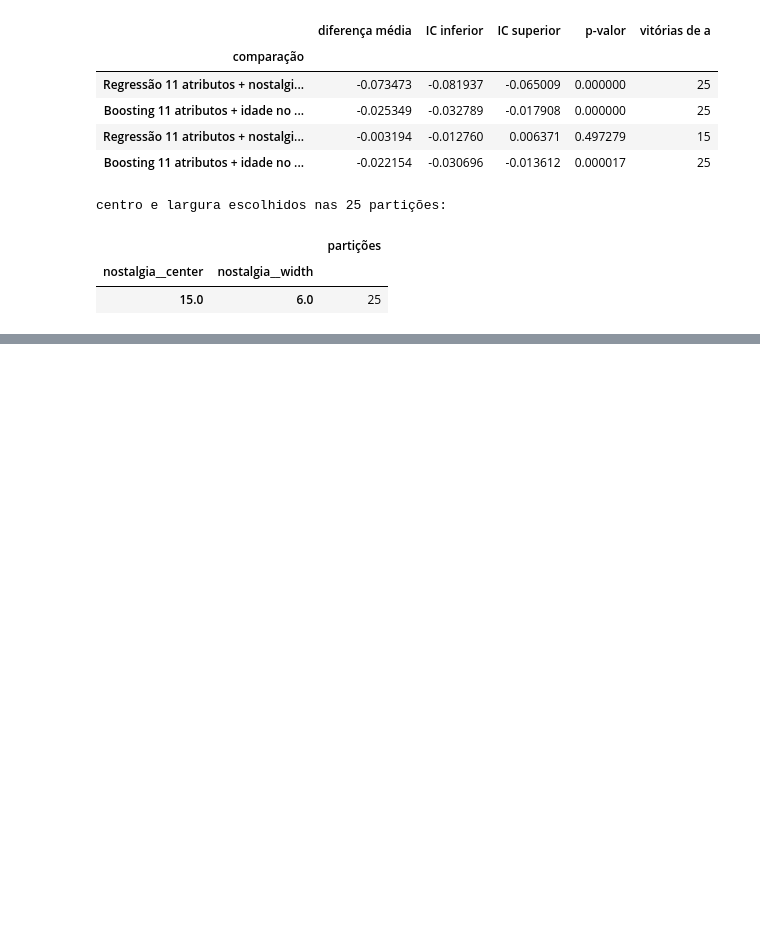
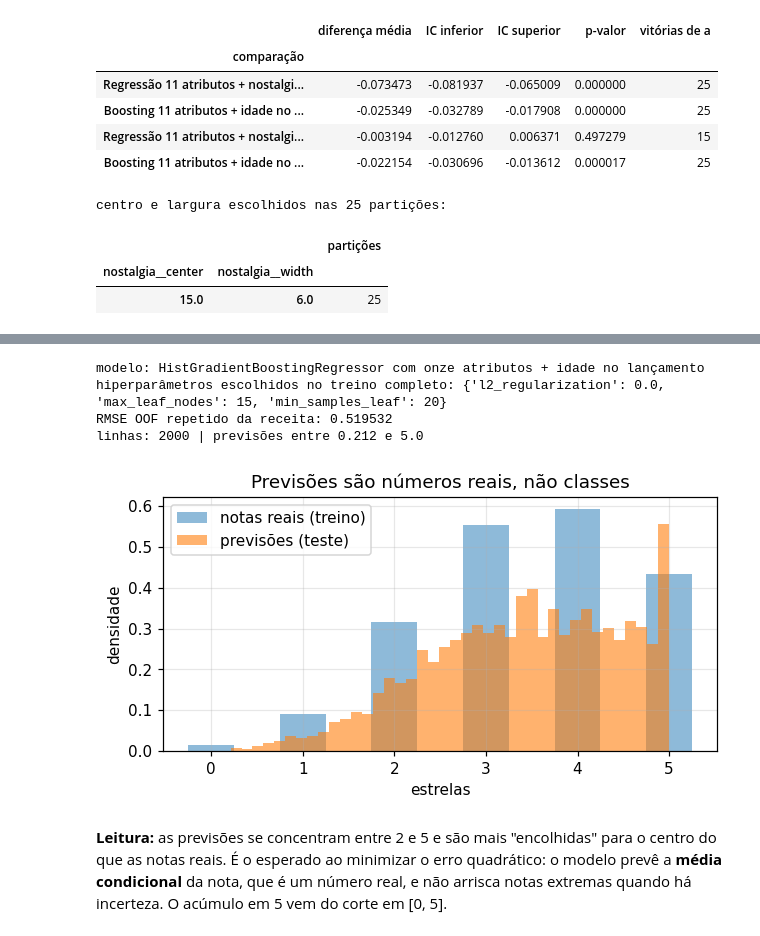
Before and after one commit to Robootic/movie-rating-prediction, a Jupyter notebook: notebooks/11_hipotese_nostalgia.ipynb, the cells around one changed output, grey strips where cells are left out. Cells and saved outputs as stored; diff of their text form; code cells hidden in the pictures; blank space fills up the shorter version.

```diff
--- a/notebooks/12_hipotese_nostalgia.ipynb
+++ b/notebooks/11_hipotese_nostalgia.ipynb
@@ -211,0 +261,23 @@ centro e largura escolhidos nas 25 partições:
+# %%
+import json
+submission = pd.read_csv(ROOT / 'submissions' / 'submission_final.csv')
+metadata = json.loads((ROOT / 'submissions' / 'submission_final.json').read_text(encoding='utf-8'))
+print('modelo:', metadata['model'])
+print('hiperparâmetros escolhidos no treino completo:', metadata['selected_params'])
+print('RMSE OOF repetido da receita:', metadata['repeated_oof_rmse'])
+print('linhas:', len(submission), '| previsões entre', submission['stars'].min().round(3), 'e', submission['stars'].max().round(3))
+
+fig, ax = plt.subplots(figsize=(6.5, 3))
+ax.hist(y, bins=np.arange(-0.25, 5.5, 0.5), alpha=0.5, density=True, label='notas reais (treino)')
+ax.hist(submission['stars'], bins=40, alpha=0.6, density=True, label='previsões (teste)')
+ax.set(xlabel='estrelas', ylabel='densidade', title='Previsões são números reais, não classes')
+ax.legend()
+plt.show()
+# %% [output]
+modelo: HistGradientBoostingRegressor com onze atributos + idade no lançamento
+hiperparâmetros escolhidos no treino completo: {'l2_regularization': 0.0, 'max_leaf_nodes': 15, 'min_samples_leaf': 20}
+RMSE OOF repetido da receita: 0.519532
+linhas: 2000 | previsões entre 0.212 e 5.0
+[figure, added]
+# %% [markdown]
+**Leitura:** as previsões se concentram entre 2 e 5 e são mais "encolhidas" para o centro do que as notas reais. É o esperado ao minimizar o erro quadrático: o modelo prevê a **média condicional** da nota, que é um número real, e não arrisca notas extremas quando há incerteza. O acúmulo em 5 vem do corte em [0, 5].
```
Also changed, not shown: parts of 11 cells of this notebook, 38 other files.
